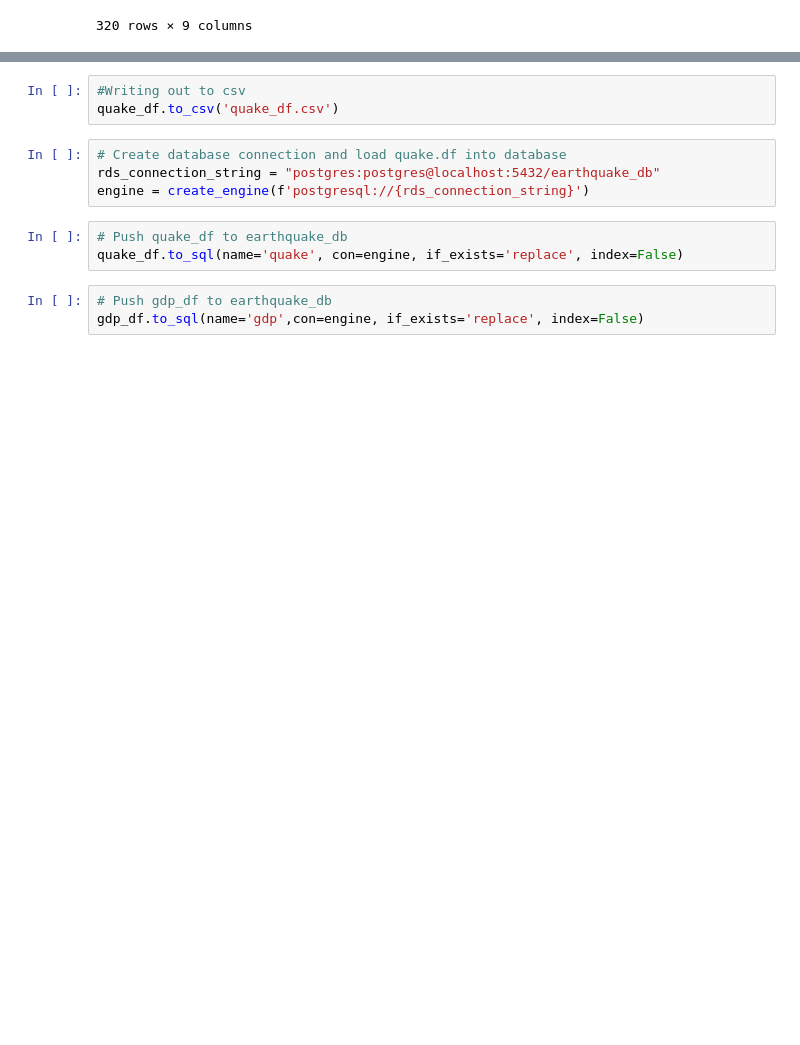
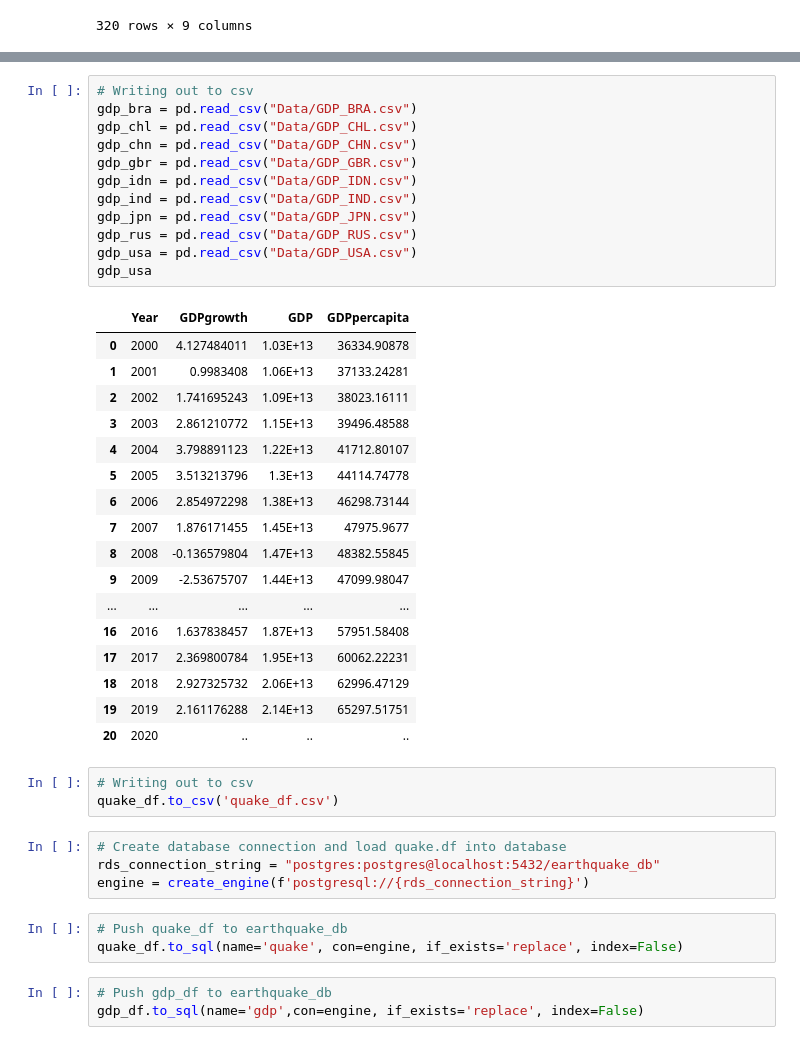
Before and after one commit to kylagelev/Global-Earthquakes-and-GDP, a Jupyter notebook: Data Cleaning and Exploration-Time Conversion.ipynb, the cells around one changed output, grey strips where cells are left out. Saved outputs shown, nothing was run; the diff lists cells and outputs as text; blank space fills up the shorter version.

Commit message:
modified gdp data for workable format

```diff
--- a/Data Cleaning and Exploration-Time Conversion.ipynb
+++ b/Data Cleaning and Exploration-Time Conversion.ipynb
@@ -202,6 +202,36 @@ gdp_df.head()
 5 rows × 25 columns
+# %%
+# Writing out to csv
+gdp_bra = pd.read_csv("Data/GDP_BRA.csv")
+gdp_chl = pd.read_csv("Data/GDP_CHL.csv")
+gdp_chn = pd.read_csv("Data/GDP_CHN.csv")
+gdp_gbr = pd.read_csv("Data/GDP_GBR.csv")
+gdp_idn = pd.read_csv("Data/GDP_IDN.csv")
+gdp_ind = pd.read_csv("Data/GDP_IND.csv")
+gdp_jpn = pd.read_csv("Data/GDP_JPN.csv")
+gdp_rus = pd.read_csv("Data/GDP_RUS.csv")
+gdp_usa = pd.read_csv("Data/GDP_USA.csv")
+gdp_usa
+# %% [output]
+|  | Year | GDPgrowth | GDP | GDPpercapita |
+| 0 | 2000 | 4.127484011 | 1.03E+13 | 36334.90878 |
+| 1 | 2001 | 0.9983408 | 1.06E+13 | 37133.24281 |
+| 2 | 2002 | 1.741695243 | 1.09E+13 | 38023.16111 |
+| 3 | 2003 | 2.861210772 | 1.15E+13 | 39496.48588 |
+| 4 | 2004 | 3.798891123 | 1.22E+13 | 41712.80107 |
+| 5 | 2005 | 3.513213796 | 1.3E+13 | 44114.74778 |
+| 6 | 2006 | 2.854972298 | 1.38E+13 | 46298.73144 |
+| 7 | 2007 | 1.876171455 | 1.45E+13 | 47975.9677 |
+| 8 | 2008 | -0.136579804 | 1.47E+13 | 48382.55845 |
+| 9 | 2009 | -2.53675707 | 1.44E+13 | 47099.98047 |
+| ... | ... | ... | ... | ... |
+| 16 | 2016 | 1.637838457 | 1.87E+13 | 57951.58408 |
+| 17 | 2017 | 2.369800784 | 1.95E+13 | 60062.22231 |
+| 18 | 2018 | 2.927325732 | 2.06E+13 | 62996.47129 |
+| 19 | 2019 | 2.161176288 | 2.14E+13 | 65297.51751 |
+| 20 | 2020 | .. | .. | .. |
 # %%
-#Writing out to csv
+# Writing out to csv
 quake_df.to_csv('quake_df.csv')
 # %%
 # Create database connection and load quake.df into database
```
Also changed, not shown: parts of 11 cells of this notebook, 10 other files.
